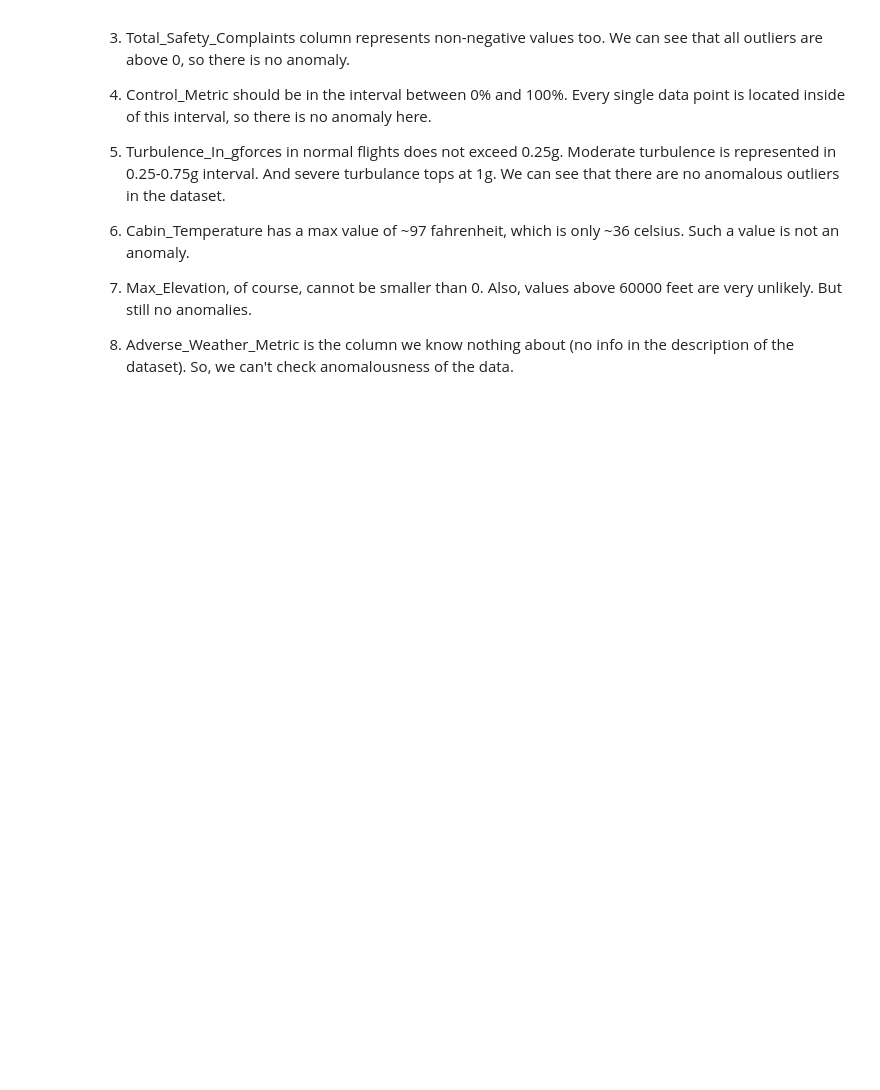
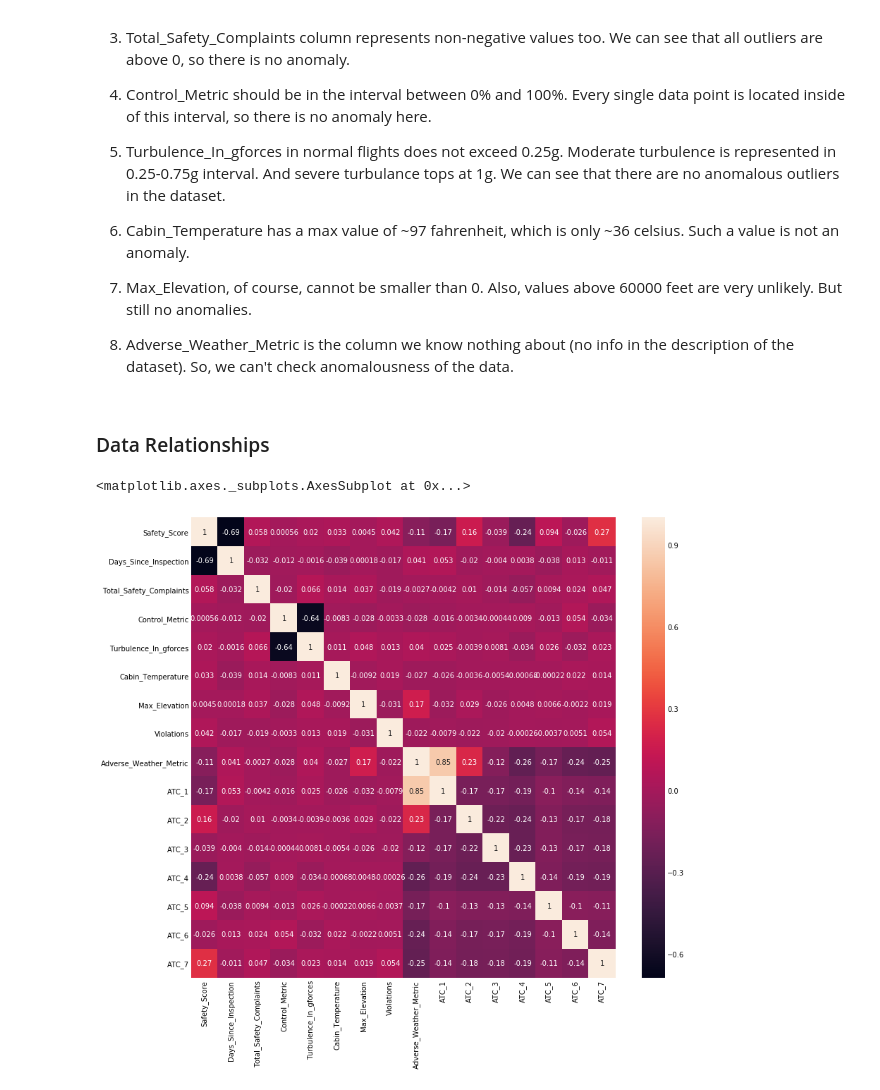
Before and after one commit to dmkirichen/airplane_accidents_severity, a Jupyter notebook: Untitled.ipynb, the cells around one changed output. Cells and saved outputs as stored; diff of their text form; code cells hidden in the pictures; blank space fills up the shorter version.

```diff
--- a/Untitled.ipynb
+++ b/Untitled.ipynb
@@ -161,3 +198,13 @@ Let's take a closer look on every column.
 7) Max_Elevation, of course, cannot be smaller than 0. Also, values above 60000 feet are very unlikely. But still no anomalies.
 
 8) Adverse_Weather_Metric is the column we know nothing about (no info in the description of the dataset). So, we can't check anomalousness of the data.
+# %% [markdown]
+### Data Relationships
+# %%
+corr_df = train_oh_df.corr()
+
+plt.figure(figsize=(12, 12))
+sns.heatmap(corr_df, annot=True)
+# %% [output]
+<matplotlib.axes._subplots.AxesSubplot at 0x...>
+[figure, added]
```
Also changed, not shown: parts of 5 cells of this notebook.
